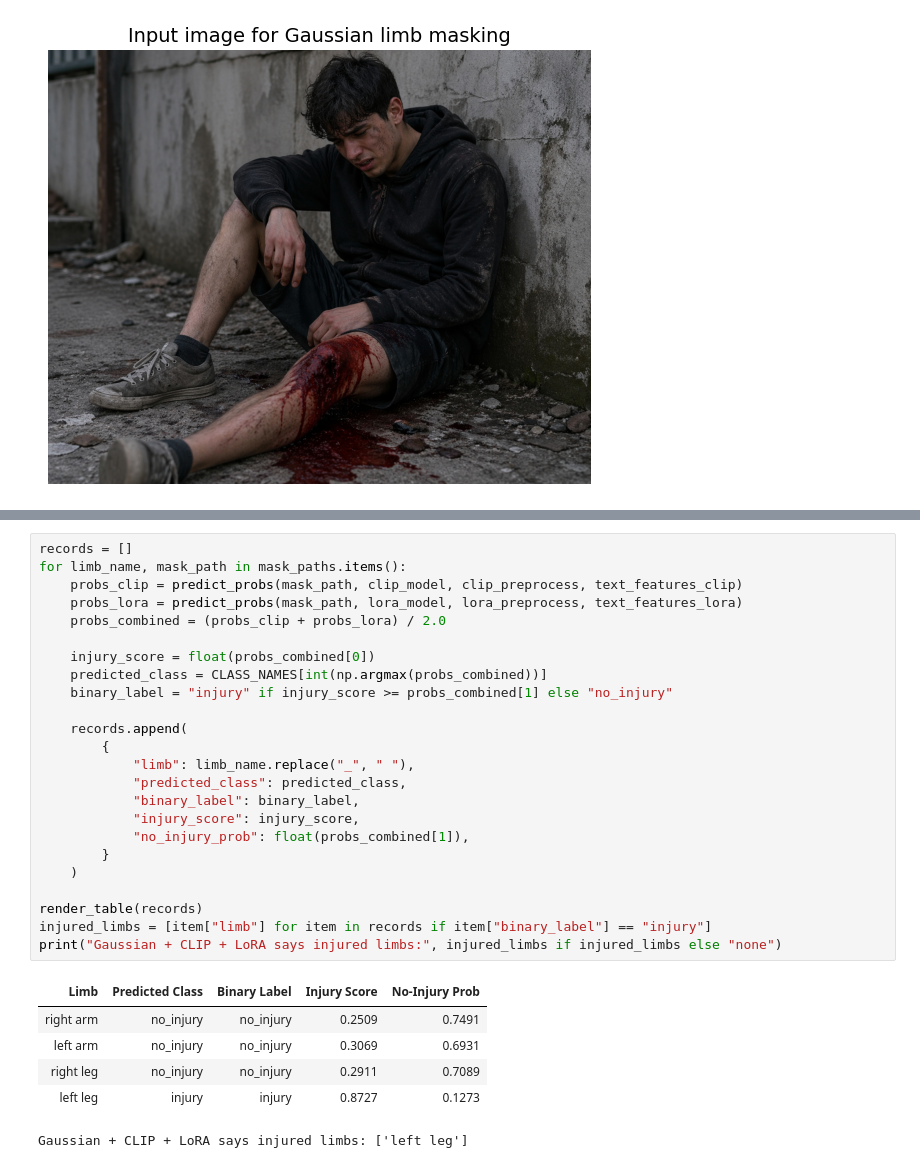
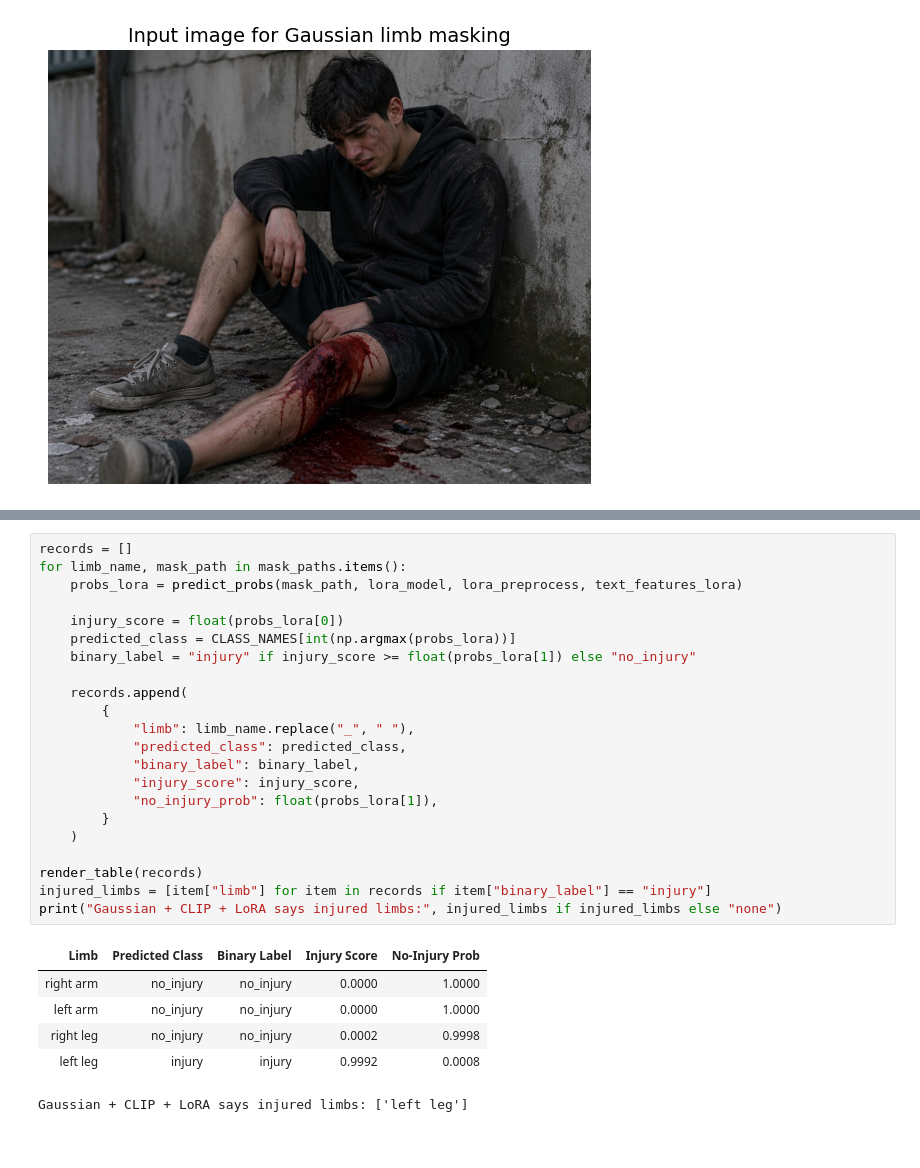
Before and after one commit to Kush2210/CLIP-LoRA-Pose2Injury, a Jupyter notebook: notebooks/03_yolo_gaussian_lora_clip.ipynb, the cells around one changed output, grey strips where cells are left out. Saved outputs shown, nothing was run; the diff lists cells and outputs as text.

```diff
--- a/notebooks/03_yolo_gaussian_lora_clip.ipynb
+++ b/notebooks/03_yolo_gaussian_lora_clip.ipynb
@@ -215,31 +210,29 @@ LoRA weights loaded from /Users/kushgarg/Desktop/Programs/cv_project/CLIP-LoRA/w
 # %%
 records = []
 for limb_name, mask_path in mask_paths.items():
-    probs_clip = predict_probs(mask_path, clip_model, clip_preprocess, text_features_clip)
     probs_lora = predict_probs(mask_path, lora_model, lora_preprocess, text_features_lora)
-    probs_combined = (probs_clip + probs_lora) / 2.0
 
-    injury_score = float(probs_combined[0])
-    predicted_class = CLASS_NAMES[int(np.argmax(probs_combined))]
-    binary_label = "injury" if injury_score >= probs_combined[1] else "no_injury"
+    injury_score = float(probs_lora[0])
+    predicted_class = CLASS_NAMES[int(np.argmax(probs_lora))]
+    binary_label = "injury" if injury_score >= float(probs_lora[1]) else "no_injury"
 
     records.append(
         {
             "limb": limb_name.replace("_", " "),
             "predicted_class": predicted_class,
             "binary_label": binary_label,
             "injury_score": injury_score,
-            "no_injury_prob": float(probs_combined[1]),
+            "no_injury_prob": float(probs_lora[1]),
         }
     )
 
 render_table(records)
 injured_limbs = [item["limb"] for item in records if item["binary_label"] == "injury"]
 print("Gaussian + CLIP + LoRA says injured limbs:", injured_limbs if injured_limbs else "none")
 # %% [output]
 | Limb | Predicted Class | Binary Label | Injury Score | No-Injury Prob |
-| right arm | no_injury | no_injury | 0.2509 | 0.7491 |
-| left arm | no_injury | no_injury | 0.3069 | 0.6931 |
-| right leg | no_injury | no_injury | 0.2911 | 0.7089 |
-| left leg | injury | injury | 0.8727 | 0.1273 |
+| right arm | no_injury | no_injury | 0.0000 | 1.0000 |
+| left arm | no_injury | no_injury | 0.0000 | 1.0000 |
+| right leg | no_injury | no_injury | 0.0002 | 0.9998 |
+| left leg | injury | injury | 0.9992 | 0.0008 |
 Gaussian + CLIP + LoRA says injured limbs: ['left leg']
```
Also changed, not shown: parts of 4 cells of this notebook, 16 other files.
